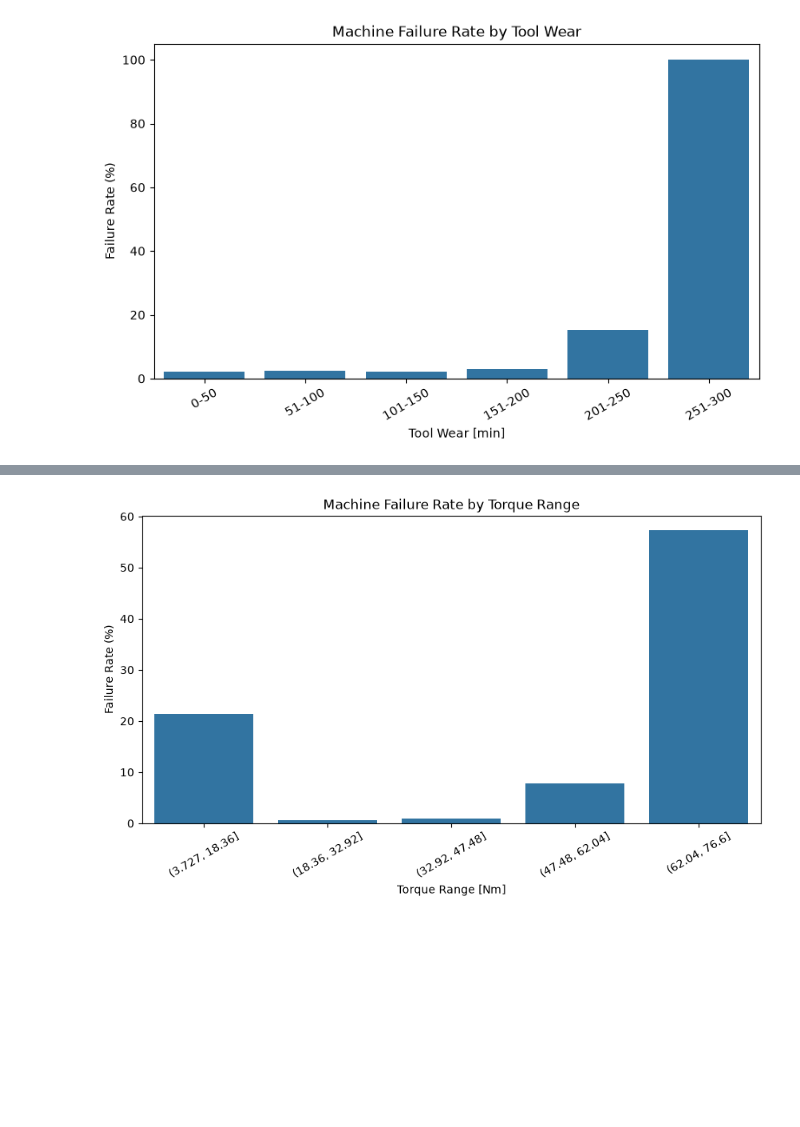
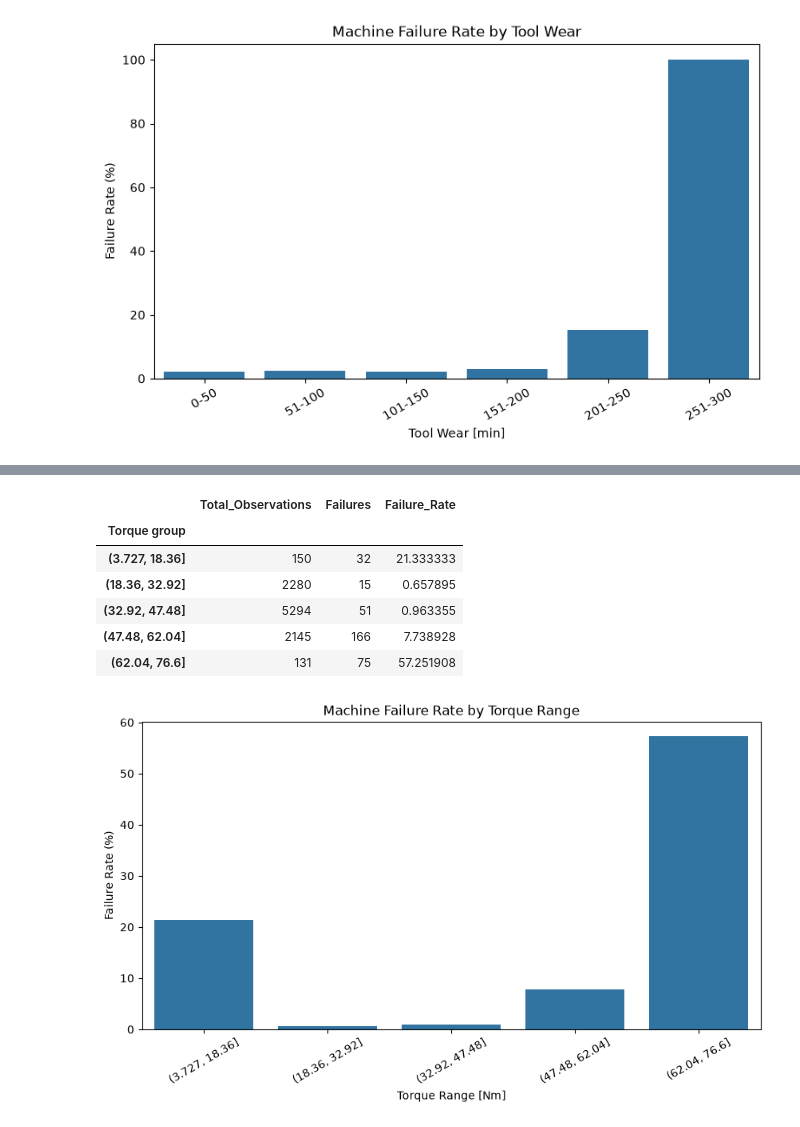
Before and after one commit to Maazkhan-43/AI-Based-Predictive-Maintenance-and-Machine-Failure-Prediction-System, a Jupyter notebook: notebooks/03_exploratory_data_analysis.ipynb, the cells around one changed output, grey strips where cells are left out. Drawn from its saved outputs; the diff is of its cells as text; code cells hidden in the pictures; blank space fills up the shorter version.

```diff
--- a/notebooks/03_exploratory_data_analysis.ipynb
+++ b/notebooks/03_exploratory_data_analysis.ipynb
@@ -388,3 +368,24 @@ Name: Machine failure, dtype: float64
+# %%
+torque_analysis = data.groupby(
+    "Torque group",
+    observed=True
+)["Machine failure"].agg(
+    Total_Observations="count",
+    Failures="sum",
+    Failure_Rate="mean"
+)
+
+torque_analysis["Failure_Rate"] *= 100
+
+torque_analysis
+# %% [output]
+|  | Total_Observations | Failures | Failure_Rate |
+| Torque group |  |  |  |
+| (3.727, 18.36] | 150 | 32 | 21.333333 |
+| (18.36, 32.92] | 2280 | 15 | 0.657895 |
+| (32.92, 47.48] | 5294 | 51 | 0.963355 |
+| (47.48, 62.04] | 2145 | 166 | 7.738928 |
+| (62.04, 76.6] | 131 | 75 | 57.251908 |
 # %%
 plt.figure(figsize=(10, 5))
 
```
Also changed, not shown: parts of 33 cells of this notebook.
